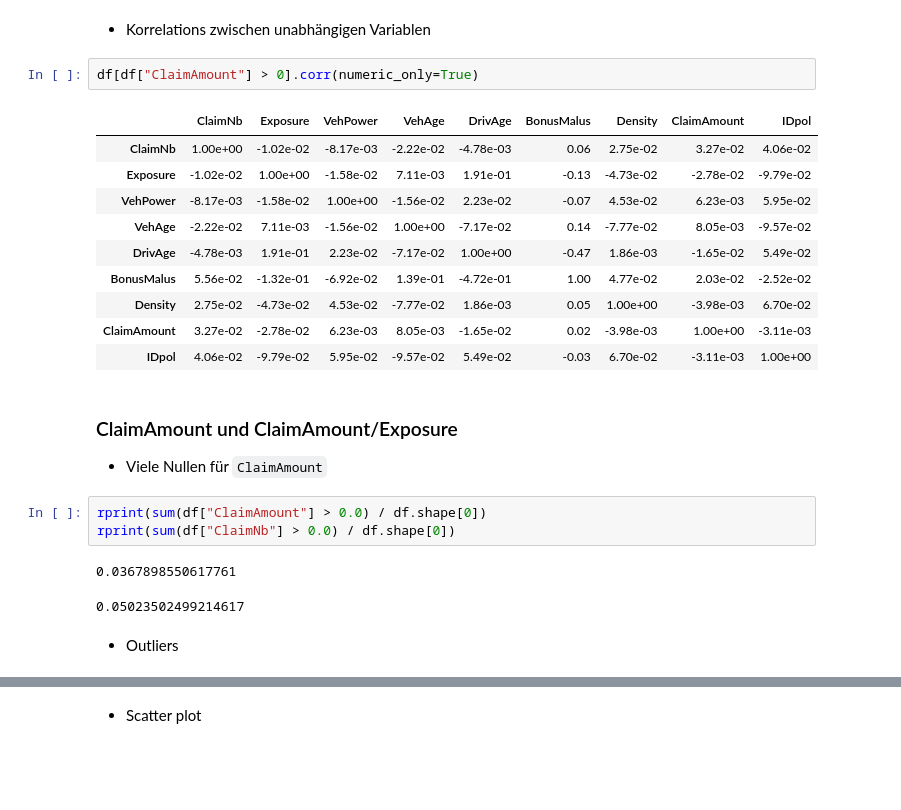
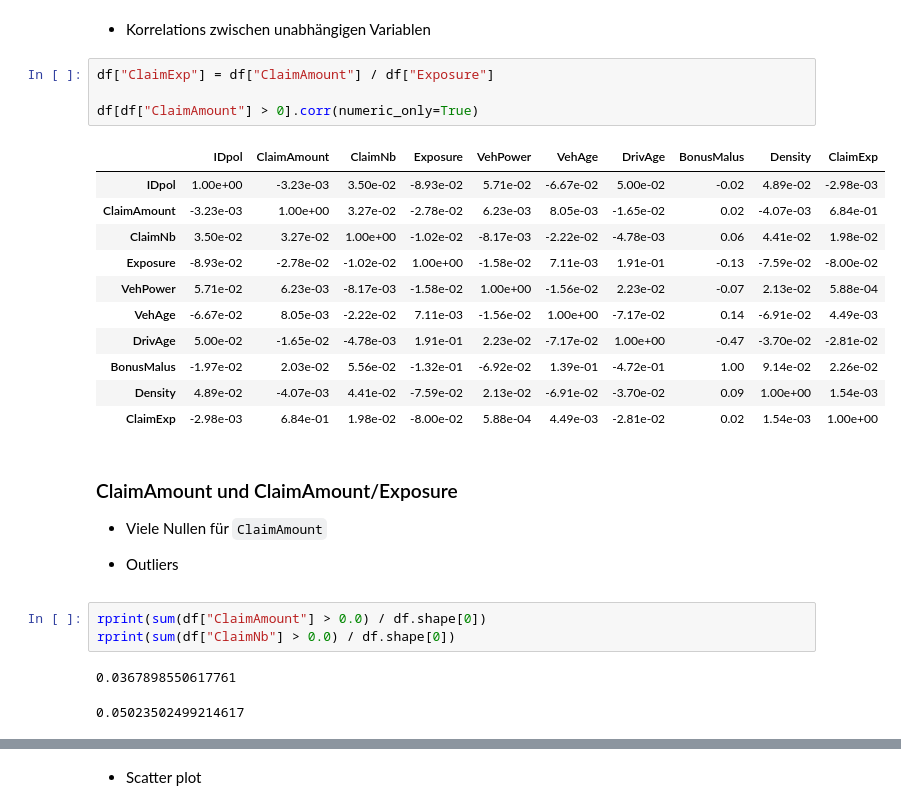
Before and after one commit to gguljanov/insurance-claim-prediction, a Jupyter notebook: main.ipynb, the cells around one changed output, grey strips where cells are left out. Saved outputs shown, nothing was run; the diff lists cells and outputs as text; blank space fills up the shorter version.

```diff
--- a/main.ipynb
+++ b/main.ipynb
@@ -63,30 +63,33 @@ df.describe(include=["float64", "object"])
 # %% [markdown]
 -   Korrelations zwischen unabhängigen Variablen
 # %%
+df["ClaimExp"] = df["ClaimAmount"] / df["Exposure"]
+
 df[df["ClaimAmount"] > 0].corr(numeric_only=True)
 # %% [output]
-|  | ClaimNb | Exposure | VehPower | VehAge | DrivAge | BonusMalus | Density | ClaimAmount | IDpol |
-| ClaimNb | 1.00e+00 | -1.02e-02 | -8.17e-03 | -2.22e-02 | -4.78e-03 | 0.06 | 2.75e-02 | 3.27e-02 | 4.06e-02 |
-| Exposure | -1.02e-02 | 1.00e+00 | -1.58e-02 | 7.11e-03 | 1.91e-01 | -0.13 | -4.73e-02 | -2.78e-02 | -9.79e-02 |
-| VehPower | -8.17e-03 | -1.58e-02 | 1.00e+00 | -1.56e-02 | 2.23e-02 | -0.07 | 4.53e-02 | 6.23e-03 | 5.95e-02 |
-| VehAge | -2.22e-02 | 7.11e-03 | -1.56e-02 | 1.00e+00 | -7.17e-02 | 0.14 | -7.77e-02 | 8.05e-03 | -9.57e-02 |
-| DrivAge | -4.78e-03 | 1.91e-01 | 2.23e-02 | -7.17e-02 | 1.00e+00 | -0.47 | 1.86e-03 | -1.65e-02 | 5.49e-02 |
-| BonusMalus | 5.56e-02 | -1.32e-01 | -6.92e-02 | 1.39e-01 | -4.72e-01 | 1.00 | 4.77e-02 | 2.03e-02 | -2.52e-02 |
-| Density | 2.75e-02 | -4.73e-02 | 4.53e-02 | -7.77e-02 | 1.86e-03 | 0.05 | 1.00e+00 | -3.98e-03 | 6.70e-02 |
-| ClaimAmount | 3.27e-02 | -2.78e-02 | 6.23e-03 | 8.05e-03 | -1.65e-02 | 0.02 | -3.98e-03 | 1.00e+00 | -3.11e-03 |
-| IDpol | 4.06e-02 | -9.79e-02 | 5.95e-02 | -9.57e-02 | 5.49e-02 | -0.03 | 6.70e-02 | -3.11e-03 | 1.00e+00 |
+|  | IDpol | ClaimAmount | ClaimNb | Exposure | VehPower | VehAge | DrivAge | BonusMalus | Density | ClaimExp |
+| IDpol | 1.00e+00 | -3.23e-03 | 3.50e-02 | -8.93e-02 | 5.71e-02 | -6.67e-02 | 5.00e-02 | -0.02 | 4.89e-02 | -2.98e-03 |
+| ClaimAmount | -3.23e-03 | 1.00e+00 | 3.27e-02 | -2.78e-02 | 6.23e-03 | 8.05e-03 | -1.65e-02 | 0.02 | -4.07e-03 | 6.84e-01 |
+| ClaimNb | 3.50e-02 | 3.27e-02 | 1.00e+00 | -1.02e-02 | -8.17e-03 | -2.22e-02 | -4.78e-03 | 0.06 | 4.41e-02 | 1.98e-02 |
+| Exposure | -8.93e-02 | -2.78e-02 | -1.02e-02 | 1.00e+00 | -1.58e-02 | 7.11e-03 | 1.91e-01 | -0.13 | -7.59e-02 | -8.00e-02 |
+| VehPower | 5.71e-02 | 6.23e-03 | -8.17e-03 | -1.58e-02 | 1.00e+00 | -1.56e-02 | 2.23e-02 | -0.07 | 2.13e-02 | 5.88e-04 |
+| VehAge | -6.67e-02 | 8.05e-03 | -2.22e-02 | 7.11e-03 | -1.56e-02 | 1.00e+00 | -7.17e-02 | 0.14 | -6.91e-02 | 4.49e-03 |
+| DrivAge | 5.00e-02 | -1.65e-02 | -4.78e-03 | 1.91e-01 | 2.23e-02 | -7.17e-02 | 1.00e+00 | -0.47 | -3.70e-02 | -2.81e-02 |
+| BonusMalus | -1.97e-02 | 2.03e-02 | 5.56e-02 | -1.32e-01 | -6.92e-02 | 1.39e-01 | -4.72e-01 | 1.00 | 9.14e-02 | 2.26e-02 |
+| Density | 4.89e-02 | -4.07e-03 | 4.41e-02 | -7.59e-02 | 2.13e-02 | -6.91e-02 | -3.70e-02 | 0.09 | 1.00e+00 | 1.54e-03 |
+| ClaimExp | -2.98e-03 | 6.84e-01 | 1.98e-02 | -8.00e-02 | 5.88e-04 | 4.49e-03 | -2.81e-02 | 0.02 | 1.54e-03 | 1.00e+00 |
 # %% [markdown]
 ### ClaimAmount und ClaimAmount/Exposure
 
 -   Viele Nullen für `ClaimAmount`
+
+-   Outliers
 # %%
 rprint(sum(df["ClaimAmount"] > 0.0) / df.shape[0])
 rprint(sum(df["ClaimNb"] > 0.0) / df.shape[0])
 # %% [output]
 0.0367898550617761
 0.05023502499214617
-# %% [markdown]
--   Outliers
 # %%
 # Remove zeros and outliers
 up_lim = df["ClaimAmount"].quantile(0.995)
```
Also changed, not shown: parts of 7 cells of this notebook.
